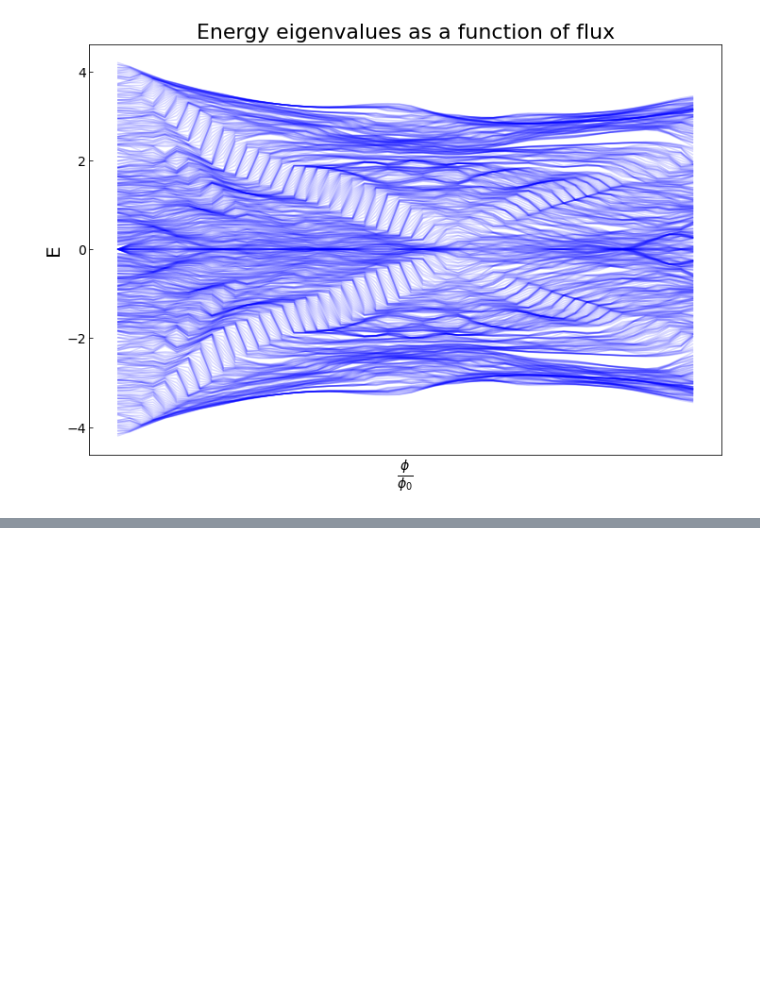
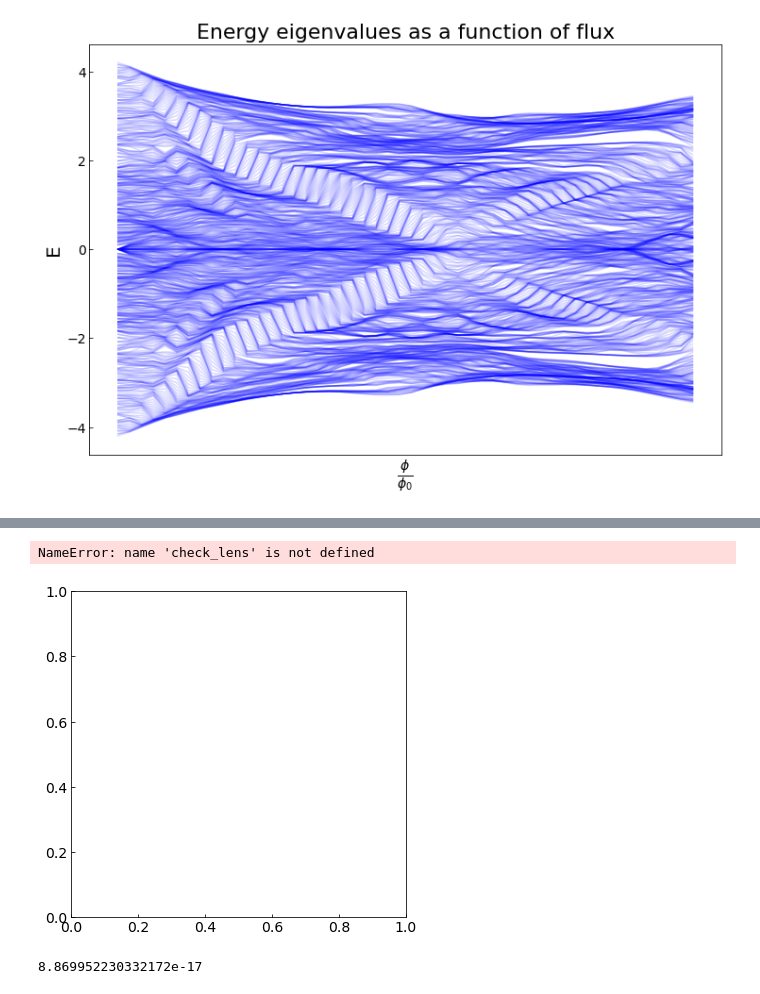
Before and after one commit to Kroghski/Bachelor, a Jupyter notebook: Bachelor_code/AB_new_workfile.ipynb, the cells around one changed output, grey strips where cells are left out. Saved outputs shown, nothing was run; the diff lists cells and outputs as text; code cells hidden in the pictures; blank space fills up the shorter version.

```diff
--- a/Bachelor_code/AB_new_workfile.ipynb
+++ b/Bachelor_code/AB_new_workfile.ipynb
@@ -283,5 +346,20 @@ KeyboardInterrupt:
+# %%
+fig, ax = plt.subplots(figsize= (6,6))
+
+ax.plot(np.arange(0, check_lens), Butts)
+
+ax.set_ylim([-1,1])
+
+plt.show()
+# %% [output]
+NameError: name 'check_lens' is not defined
+[figure, added]
 # %%
 with open('../Bachelor_code/Bott_indices.txt', 'w') as file:
     for i in Butts:
         file.write(f'{i}')
         file.write('\n')
+# %%
+max(Butts)
+# %% [output]
+8.869952230332172e-17
```
Also changed, not shown: parts of 5 cells of this notebook, 1 other file.
